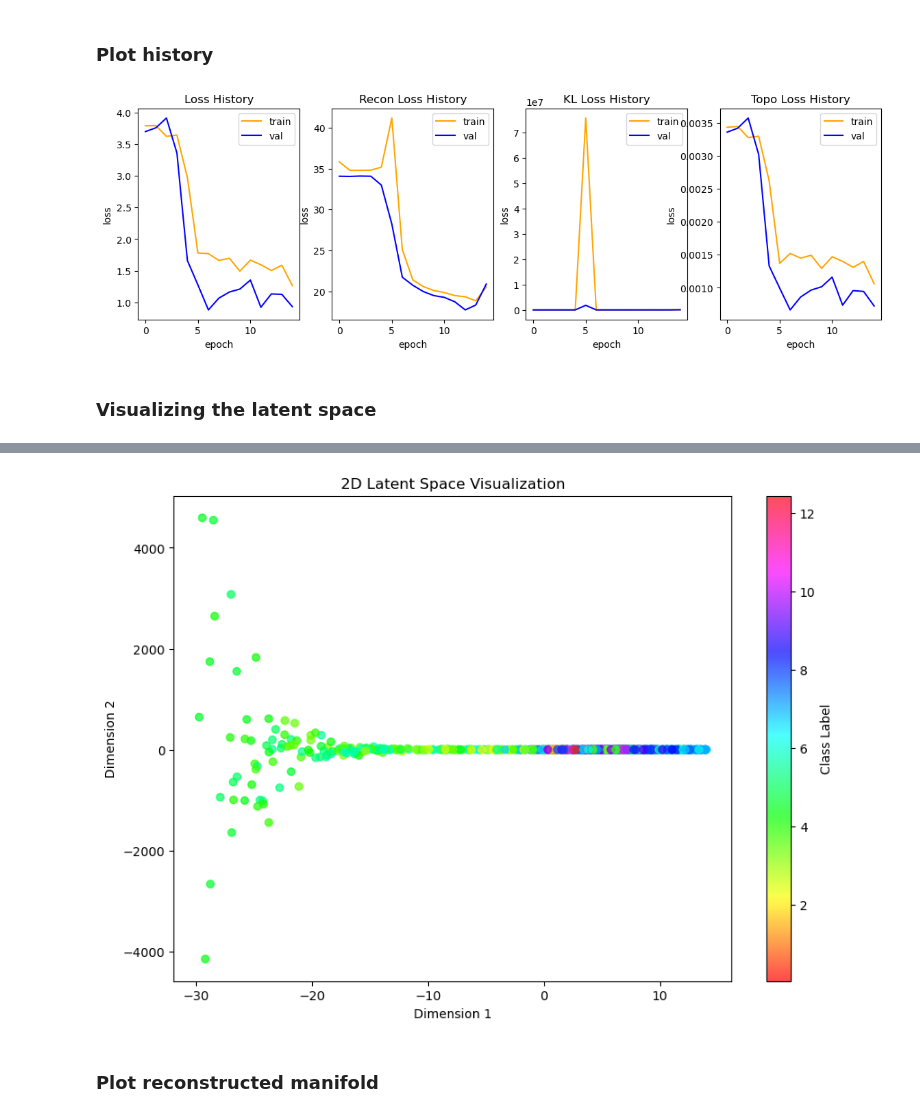
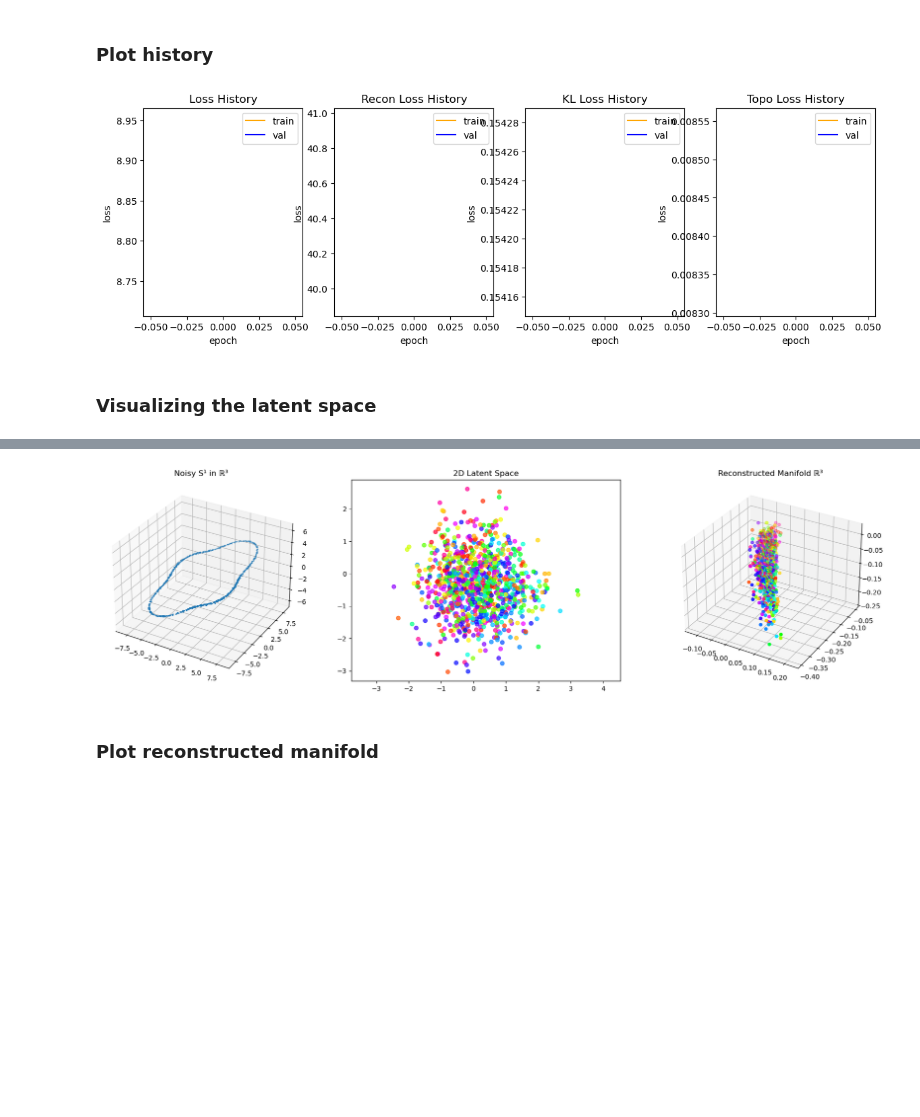
Before and after one commit to graeps/TopoGeoAEs, a Jupyter notebook: experiments/euclidean_vae.ipynb, the cells around one changed output, grey strips where cells are left out. Drawn from its saved outputs; the diff is of its cells as text; code cells hidden in the pictures; blank space fills up the shorter version.

```diff
--- a/experiments/euclidean_vae.ipynb
+++ b/experiments/euclidean_vae.ipynb
@@ -38,20 +38,20 @@ np.random.seed(42)
 ### Dataloader
 # %%
 loader_config = {
-    "dataset_name": "t2_synthetic",
-    "batch_size": 128,
+    "dataset_name": "s1_synthetic",
+    "batch_size": 64,
     "rotation": "random",
     "n_times": 10000,
     "radius": 5.0,
-    "major_radius": 5.0,
-    "minor_radius": 3.0,
+    "major_radius": 10.0,
+    "minor_radius": 1.0,
     #"radius_inner": 2.5,
     #"radius_outer": 3,
-    "n_wiggles": 0,
-    "geodesic_distortion_amp": 0.1,
-    "embedding_dim": 50,
+    "n_wiggles": 5,
+    "geodesic_distortion_amp": 0.9,
+    "embedding_dim": 3,
     "noise_var": 0.0001,
-    "geodesic_distortion_func": "wiggles",
+    "geodesic_distortion_func": "bump",
     "plot_dataset": True}
 
 model_config = {
@@ -68,7 +68,7 @@ optimizer_config = {
 }
 
 trainer_config = {
-    'num_epochs': 15,
+    'num_epochs': 1,
     'log_interval': 100,
     'recon_loss': "MSE",
     'topo_loss': True,
@@ -164,9 +151,9 @@ Epoch 15/15, Train Loss: 1.2671, Test Loss: 0.9337
 # %%
 utils.show_training_history(history)
 # %% [output]
-[figure, old version]
+[figure, new version]
 # %% [markdown]
 ### Visualizing the latent space
 # %%
-utils.plot_euclidean_latent_space(model, test_loader, n_samples=2000)
+utils.plot_data_latents_recon(model, test_loader, "cpu", 2000)
 # %% [output]
@@ -174,3 +160,3 @@ Warning: n_samples (2000) > total samples (1000). Using all samples.
-[figure, old version]
+[figure, new version]
 # %% [markdown]
 ### Plot reconstructed manifold
```
Also changed, not shown: parts of 6 cells of this notebook, 6 other files.
